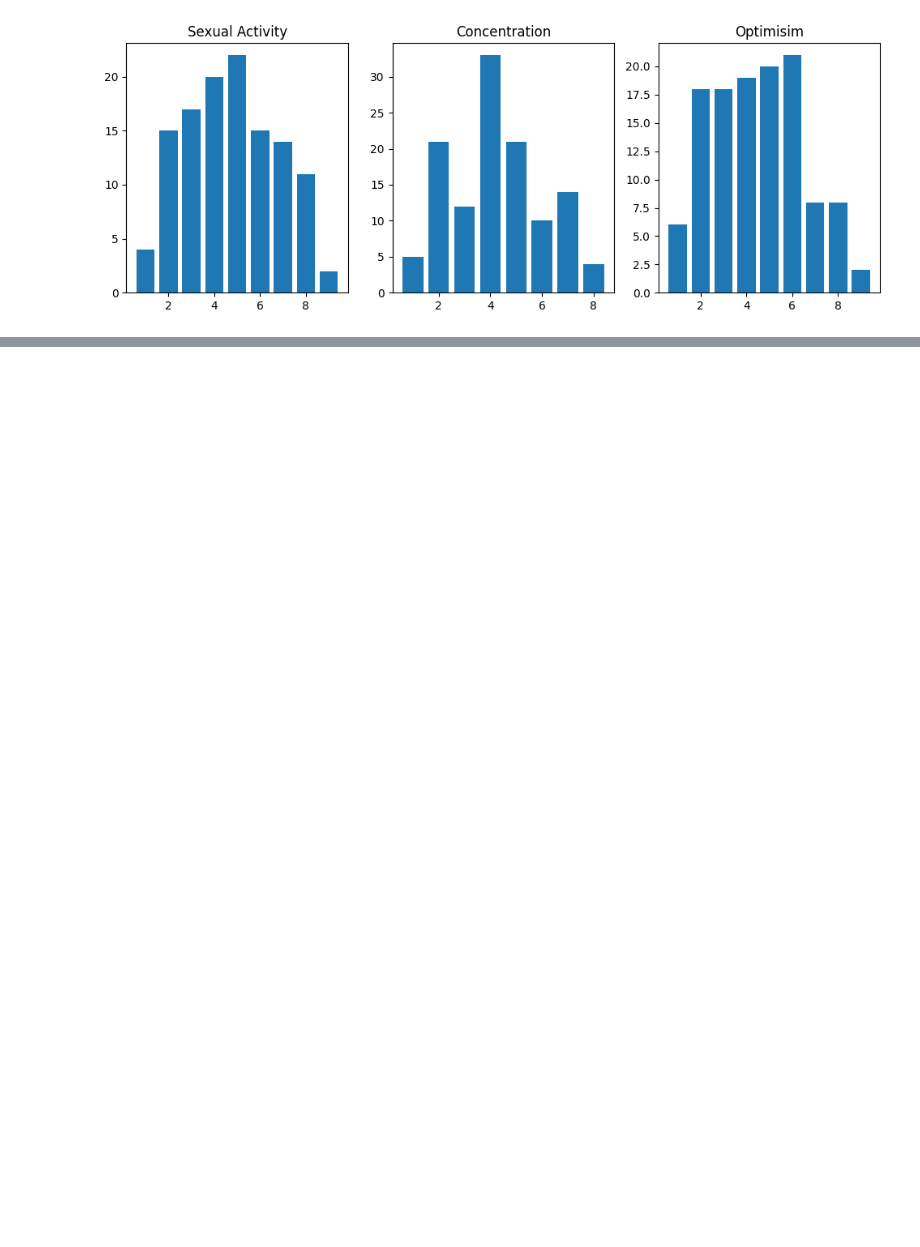
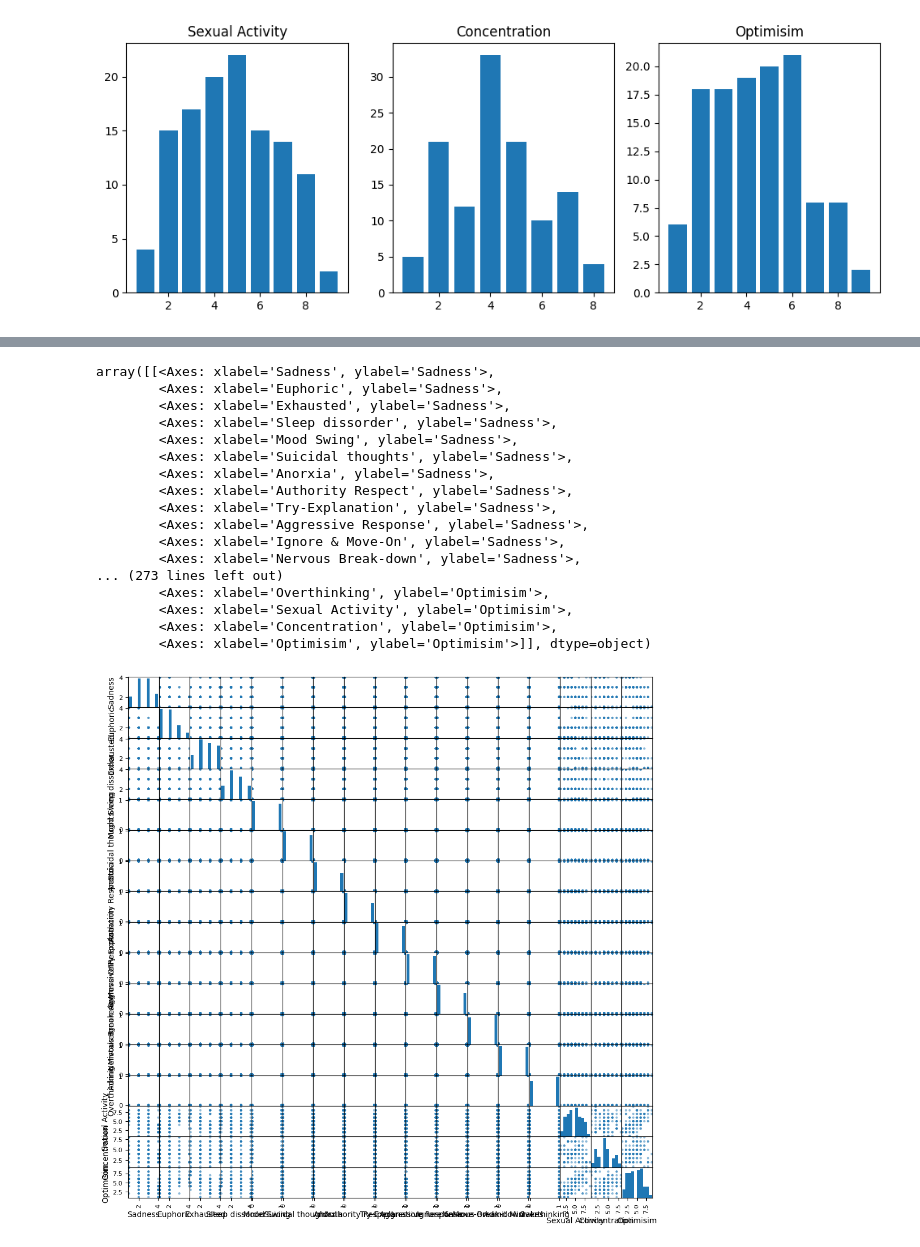
Before and after one commit to Ajver/mental-disorder-diagnosis, a Jupyter notebook: data_analysis.ipynb, the cells around one changed output, grey strips where cells are left out. Saved outputs shown, nothing was run; the diff lists cells and outputs as text; code cells hidden in the pictures; blank space fills up the shorter version.

```diff
--- a/data_analysis.ipynb
+++ b/data_analysis.ipynb
@@ -176,0 +233,21 @@ plt.show()
+# %%
+pd.plotting.scatter_matrix(X, figsize=(12, 12))
+# %% [output]
+array([[<Axes: xlabel='Sadness', ylabel='Sadness'>,
+        <Axes: xlabel='Euphoric', ylabel='Sadness'>,
+        <Axes: xlabel='Exhausted', ylabel='Sadness'>,
+        <Axes: xlabel='Sleep dissorder', ylabel='Sadness'>,
+        <Axes: xlabel='Mood Swing', ylabel='Sadness'>,
+        <Axes: xlabel='Suicidal thoughts', ylabel='Sadness'>,
+        <Axes: xlabel='Anorxia', ylabel='Sadness'>,
+        <Axes: xlabel='Authority Respect', ylabel='Sadness'>,
+        <Axes: xlabel='Try-Explanation', ylabel='Sadness'>,
+        <Axes: xlabel='Aggressive Response', ylabel='Sadness'>,
+        <Axes: xlabel='Ignore & Move-On', ylabel='Sadness'>,
+        <Axes: xlabel='Nervous Break-down', ylabel='Sadness'>,
+... (273 lines left out)
+        <Axes: xlabel='Overthinking', ylabel='Optimisim'>,
+        <Axes: xlabel='Sexual Activity', ylabel='Optimisim'>,
+        <Axes: xlabel='Concentration', ylabel='Optimisim'>,
+        <Axes: xlabel='Optimisim', ylabel='Optimisim'>]], dtype=object)
+[figure, added]
```
Also changed, not shown: parts of 10 cells of this notebook.
